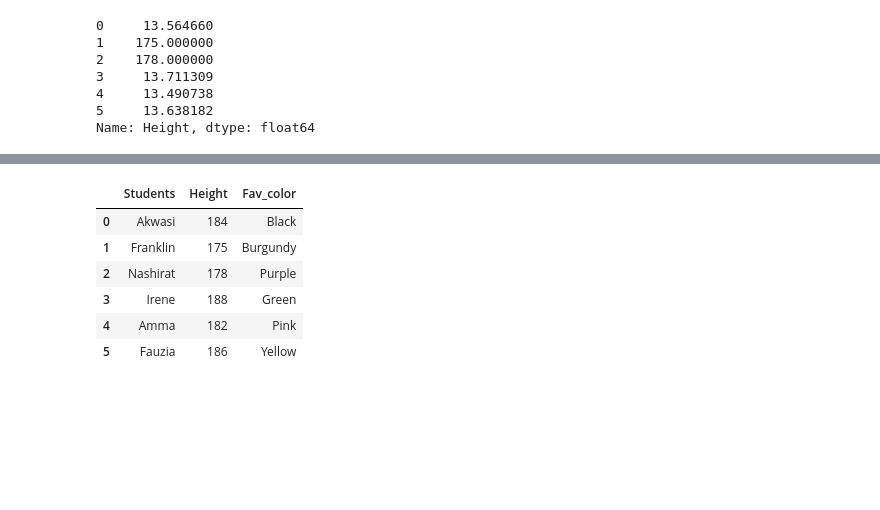
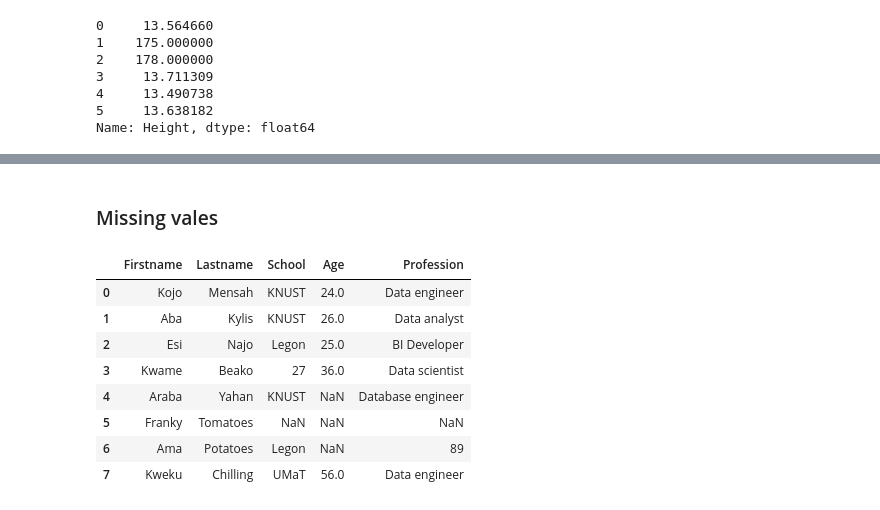
Before and after one commit to Hephzibah56/div_lessons, a Jupyter notebook: Data wrangling.ipynb, the cells around one changed output, grey strips where cells are left out. Saved outputs shown, nothing was run; the diff lists cells and outputs as text; code cells hidden in the pictures; blank space fills up the shorter version.

```diff
--- a/Data wrangling.ipynb
+++ b/Data wrangling.ipynb
@@ -439,10 +437,2 @@ data
 # %%
-data_one
+# data_one
-# %% [output]
-|  | Students | Height | Fav_color |
-| 0 | Akwasi | 184 | Black |
-| 1 | Franklin | 175 | Burgundy |
-| 2 | Nashirat | 178 | Purple |
-| 3 | Irene | 188 | Green |
-| 4 | Amma | 182 | Pink |
-| 5 | Fauzia | 186 | Yellow |
@@ -448,0 +444,15 @@ data_one
+# %% [markdown]
+### Missing vales
+# %%
+df = pd.read_csv('example.csv')
+df
+# %% [output]
+|  | Firstname | Lastname | School | Age | Profession |
+| 0 | Kojo | Mensah | KNUST | 24.0 | Data engineer |
+| 1 | Aba | Kylis | KNUST | 26.0 | Data analyst |
+| 2 | Esi | Najo | Legon | 25.0 | BI Developer |
+| 3 | Kwame | Beako | 27 | 36.0 | Data scientist |
+| 4 | Araba | Yahan | KNUST | NaN | Database engineer |
+| 5 | Franky | Tomatoes | NaN | NaN | NaN |
+| 6 | Ama | Potatoes | Legon | NaN | 89 |
+| 7 | Kweku | Chilling | UMaT | 56.0 | Data engineer |
```
Also changed, not shown: parts of 47 cells of this notebook, 1 other file.
